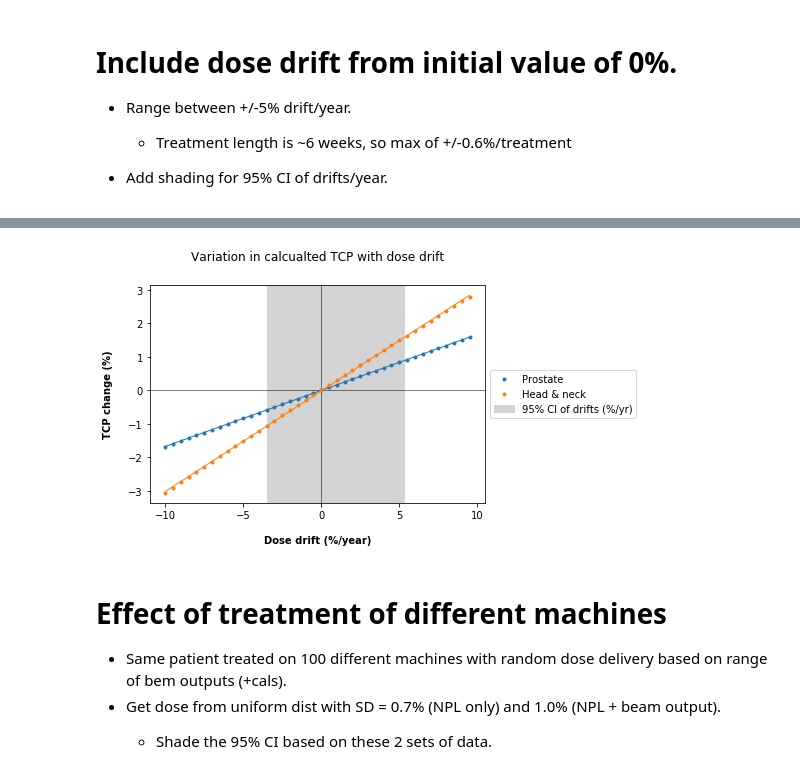
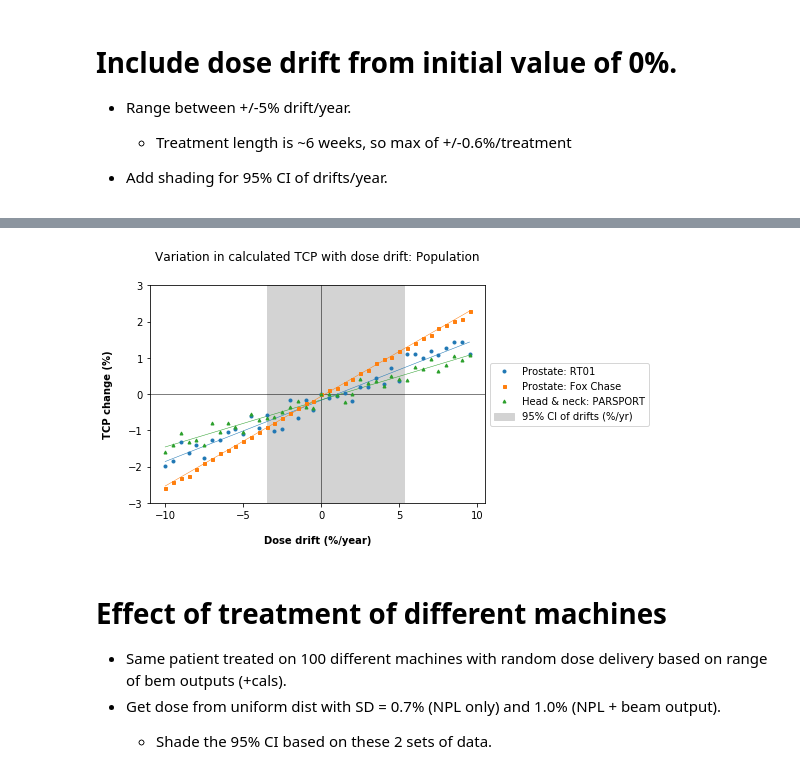
Before and after one commit to mbolt01/Thesis_analysis, a Jupyter notebook: Thesis_model_dose_simulations.ipynb, the cells around one changed output, grey strips where cells are left out. Drawn from its saved outputs; the diff is of its cells as text; code cells hidden in the pictures.

```diff
--- a/Thesis_model_dose_simulations.ipynb
+++ b/Thesis_model_dose_simulations.ipynb
@@ -304,3 +574,13 @@ H&N 5 295 4680
+# %%
+## get the numerical data in a nicer format to view
+
+print('shift\trt01\tfc\th&n')
+for i in range(len(d_shifts)):
+
+    print(d_shifts[i],
+          '\t',round(tcp_percs_p[i],1),
+         '\t',round(tcp_percs_fc[i],1),
+         '\t',round(tcp_percs_hn[i],1),)
 # %%
 ## prostate
 
@@ -517,9 +791,10 @@ H&N done
 ## Save/Load data
 
 # save:
-#save_pkl(res_p,'prost_d_drift_var.pkl')
-#save_pkl(res_hn,'hn_d_drift_var.pkl')
+#save_pkl(res_p,'prost_d_drift_var-pop.pkl')
+#save_pkl(res_hn,'hn_d_drift_var-pop.pkl')
+#save_pkl(res_fc,'fc_d_drift_var-pop.pkl')
 
 ## load:
-res_p = load_pkl('prost_d_drift_var.pkl')
-res_hn = load_pkl('hn_d_drift_var.pkl')
+#res_p = load_pkl('prost_d_drift_var.pkl')
+#res_hn = load_pkl('hn_d_drift_var.pkl')
@@ -526,12 +965,10 @@ res_hn = load_pkl('hn_d_drift_var.pkl')
 # %%
 ## plot the calcualted TCP (in percentage) against the dose drift (%/yr)
 
-## define colours to use for each type
-color_p = 'C0'
-color_hn = 'C1'
-
 tcp_percs_p = []
 orig_tcp_p = res_p[0]['TCP_cure_percent']
+tcp_percs_fc = []
+orig_tcp_fc = res_fc[0]['TCP_cure_percent']
 tcp_percs_hn = []
 orig_tcp_hn = res_hn[0]['TCP_cure_percent']
 
@@ -539,53 +976,61 @@ orig_tcp_hn = res_hn[0]['TCP_cure_percent']
 d_drifts = [i for i in res_p.keys()]
 
 for i in d_drifts:
-    ## prost
+    ## prost rt01
     the_tcp_p = res_p[i]['TCP_cure_percent'] ## TCP at the specified dose of interest
     tcp_perc_dif_p = ((the_tcp_p/orig_tcp_p)-1)*100
     tcp_percs_p.append(tcp_perc_dif_p)
+    ## prost fox chase
+    the_tcp_fc = res_fc[i]['TCP_cure_percent'] ## TCP at the specified dose of interest
+    tcp_perc_dif_fc = ((the_tcp_fc/orig_tcp_fc)-1)*100
+    tcp_percs_fc.append(tcp_perc_dif_fc)
     ## hn
     the_tcp_hn = res_hn[i]['TCP_cure_percent'] ## TCP at the specified dose of interest
     tcp_perc_dif_hn = ((the_tcp_hn/orig_tcp_hn)-1)*100
     tcp_percs_hn.append(tcp_perc_dif_hn)
 
-plt.plot(d_drifts,tcp_percs_p,'o',ms=3,label='Prostate',color=color_p)
-plt.plot(d_drifts,tcp_percs_hn,'o',ms=3,label='Head & neck',color=color_hn)
-plt.title('Variation in calcualted TCP with dose drift')
+plt.plot(d_drifts,tcp_percs_p,marker=marker_p,ms=3,label='Prostate: RT01',color=color_p,ls='')
+plt.plot(d_drifts,tcp_percs_fc,marker=marker_fc,ms=3,label='Prostate: Fox Chase',color=color_fc,ls='')
+plt.plot(d_drifts,tcp_percs_hn,marker=marker_hn,ms=3,label='Head & neck: PARSPORT',color=color_hn,ls='')
+plt.title('Variation in calculated TCP with dose drift: Population')
 plt.ylabel('TCP change (%)')
 plt.xlabel('Dose drift (%/year)')
 
 plt.axhline(0,color='black',lw=0.5,zorder=0)
 plt.axvline(0,color='black',lw=0.5,zorder=0)
 
 #plt.ylim(-40,40)
 
 ## add a polynomial...
 ## do the polynomial fit and create function from it
 
 add_fit = True
 if add_fit == True:
-    for i in [tcp_percs_p,tcp_percs_hn]:
+    for i in [tcp_percs_p,tcp_percs_fc,tcp_percs_hn]:
         coefs = poly.polyfit(d_drifts, i, 1)
         ffit = poly.Polynomial(coefs)
         if i == tcp_percs_p:
-            fit_color = color=color_p
+            fit_color = color_p
+        elif i == tcp_percs_fc:
+            fit_color = color_fc
         else:
-            fit_color = color=color_hn
+            fit_color = color_hn
         ## generate some x values and then plot the curve at these points
         x_fit = np.linspace(start=min(d_drifts),stop=max(d_drifts),num=100,endpoint=True)
 
-        plt.plot(x_fit, ffit(x_fit),color=fit_color,lw=1,zorder=0)
+        plt.plot(x_fit, ffit(x_fit),color=fit_color,lw=0.5,zorder=0)
 
 ## shade the regions of interest with different colours and labels
 plt.axvspan(-3.5,5.3,alpha=1,color='lightgrey',zorder=0,label='95% CI of drifts (%/yr)')
 
 plt.legend(loc='center left', bbox_to_anchor=(1, 0.5))
 plt.xticks([-10,-5,0,5,10])
+plt.ylim(-3,3)
 
-#plt.savefig('variation with dose drift-shade.png',dpi=300,bbox_inches='tight')
+#plt.savefig('variation with dose drift-shade-pop10k-fit.png',dpi=300,bbox_inches='tight')
 plt.show()
 # %% [output]
-[figure, old version]
+[figure, new version]
 # %% [markdown]
 # Effect of treatment of different machines
 - Same patient treated on 100 different machines with random dose delivery based on range of bem outputs (+cals).
```
Also changed, not shown: parts of 53 cells of this notebook, 1 other file.
